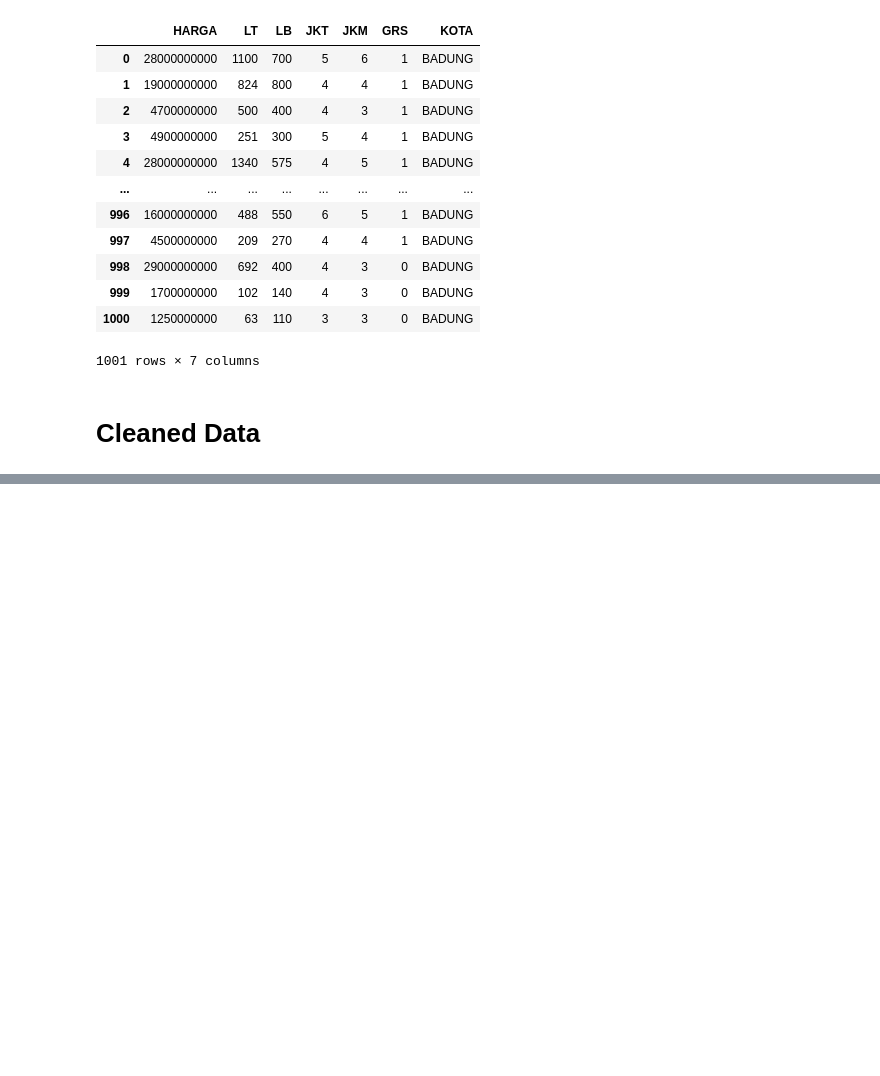
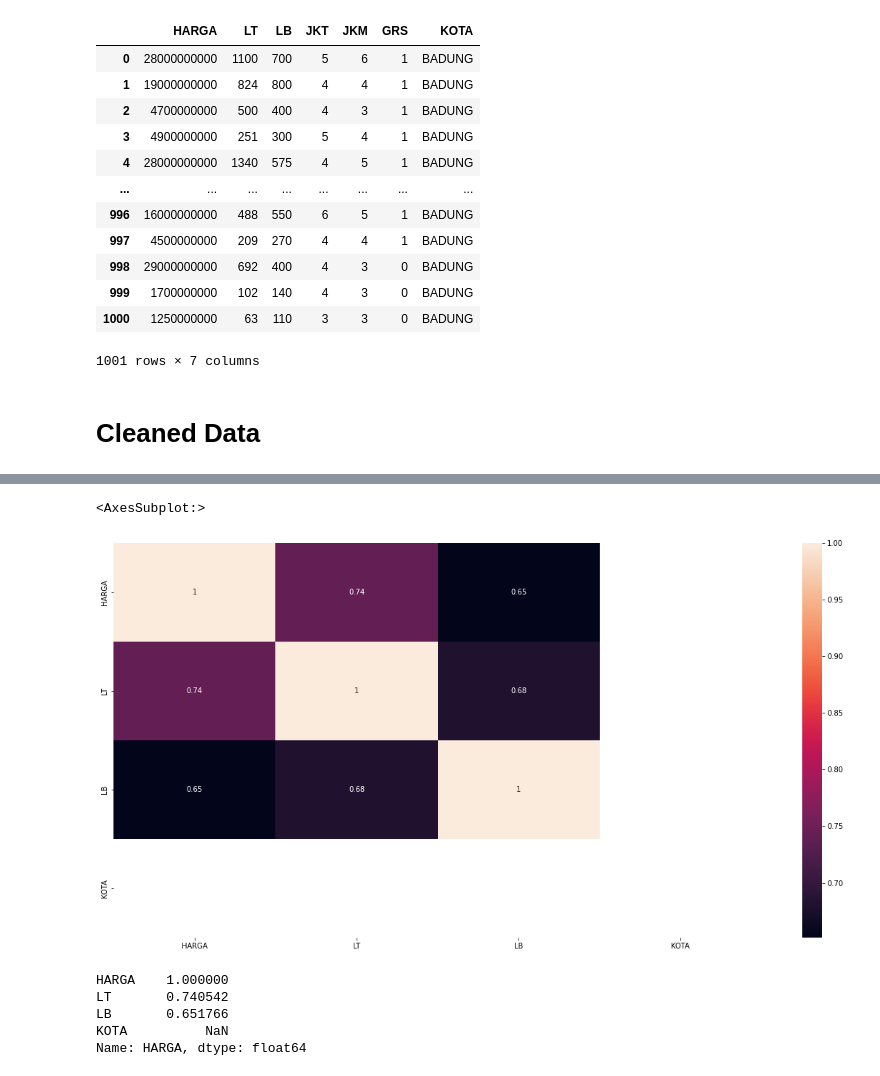
Before and after one commit to TeguhPermana666/Car_Price_Predictor, a Jupyter notebook: Model.ipynb, the cells around one changed output, grey strips where cells are left out. Cells and saved outputs as stored; diff of their text form; code cells hidden in the pictures; blank space fills up the shorter version.

```diff
--- a/Model.ipynb
+++ b/Model.ipynb
@@ -176,0 +230,3 @@ df.to_csv("Data/Cleaned_House_Data.csv")
+# %%
+df = df.drop(columns=['JKT','JKM','GRS'],axis=1)
+df
@@ -176,0 +247,6 @@ df.to_csv("Data/Cleaned_House_Data.csv")
+# %%
+# transform the kota data
+from sklearn.preprocessing import OneHotEncoder
+from sklearn.compose import make_column_transformer
+ohe = OneHotEncoder(sparse='False',handle_unknown='ignore')
+df['KOTA']=ohe.fit_transform(df['KOTA'].values.reshape(-1,1)).toarray()
@@ -176,0 +269,17 @@ df.to_csv("Data/Cleaned_House_Data.csv")
+# %%
+import seaborn as sns
+import matplotlib.pyplot as plt
+plt.figure(figsize=(20,10))
+sns.heatmap(df.corr(),annot=True)
+# %% [output]
+<AxesSubplot:>
+[figure, added]
+# %%
+corelations =df.corr()
+corelations['HARGA'].sort_values(ascending=False)
+# %% [output]
+HARGA    1.000000
+LT       0.740542
+LB       0.651766
+KOTA          NaN
+Name: HARGA, dtype: float64
```
Also changed, not shown: parts of 10 cells of this notebook.
